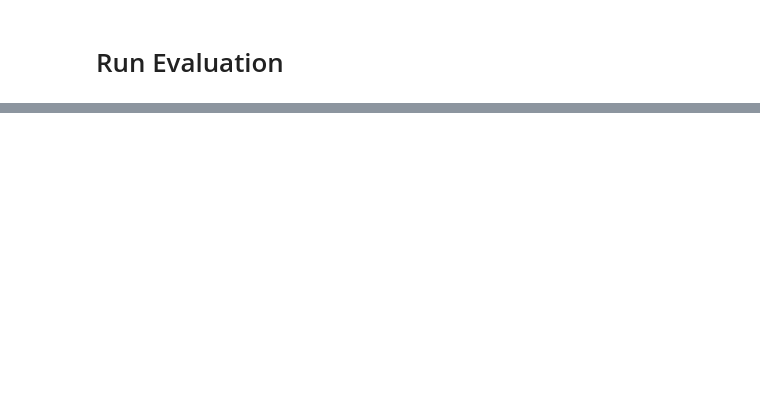
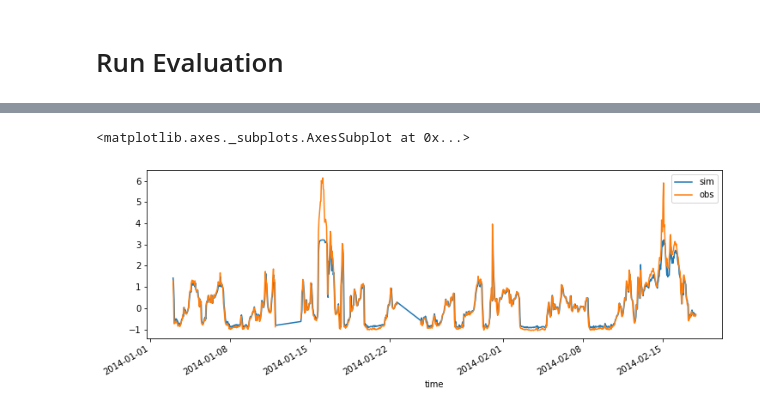
Before and after one commit to tommylees112/spatio_temporal, a Jupyter notebook: notebooks/pollution_example.ipynb, the cells around one changed output, grey strips where cells are left out. Cells and saved outputs as stored; diff of their text form; code cells hidden in the pictures; blank space fills up the shorter version.

```diff
--- a/notebooks/pollution_example.ipynb
+++ b/notebooks/pollution_example.ipynb
@@ -102,0 +123,4 @@ plt.legend()
+# %%
+xr_path = sorted(list(cfg.run_dir.glob("*.nc")))[-1]
+ds = xr.open_dataset(xr_path).isel(horizon=0, pixel=0).drop(["horizon", "pixel"])
+ds
@@ -102,0 +135,7 @@ plt.legend()
+# %%
+# .sel(time=slice("2015-01-01", "2015-02-01"))
+f, ax = plt.subplots(figsize=(12, 4))
+ds.isel(time=slice(0, 1000)).to_dataframe().plot(ax=ax)
+# %% [output]
+<matplotlib.axes._subplots.AxesSubplot at 0x...>
+[figure, added]
```
Also changed, not shown: parts of 8 cells of this notebook, 5 other files.
